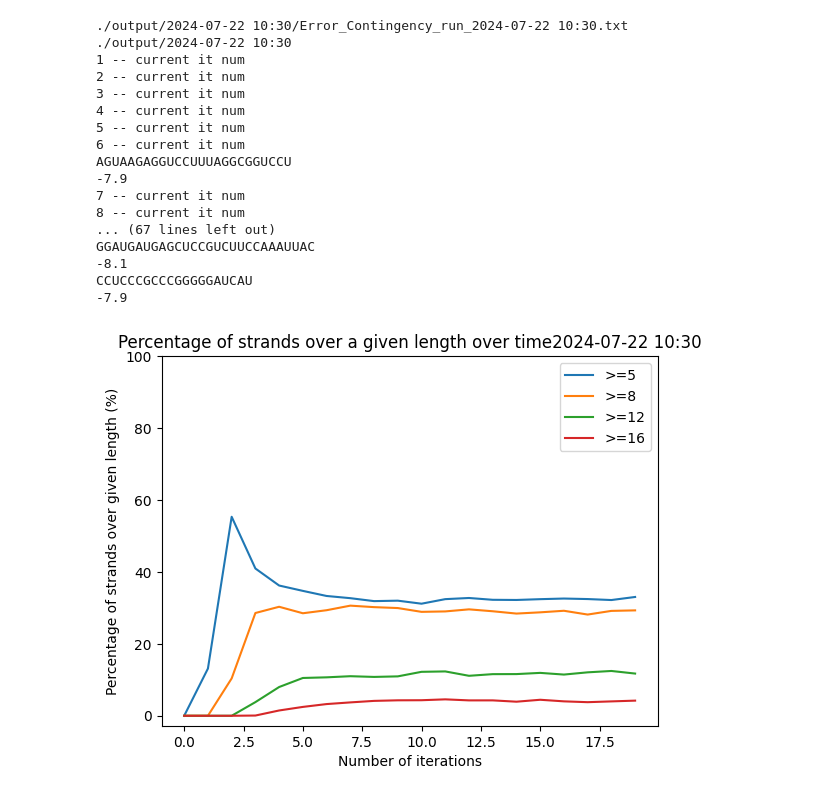
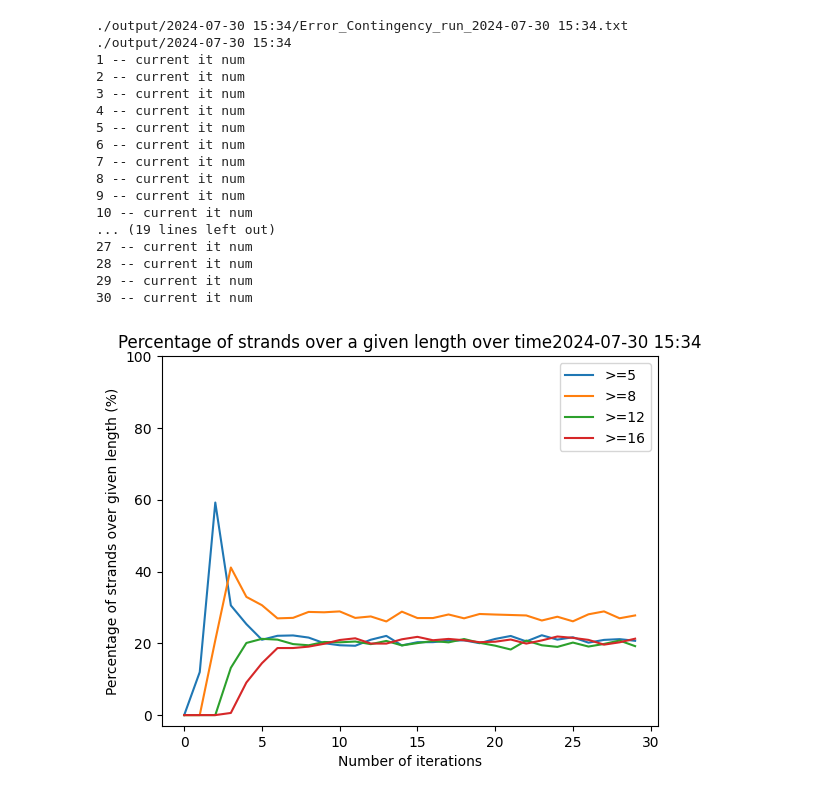
Before and after one commit to davisduren/nucleic_acid_replication, a Jupyter notebook: replication.ipynb, the cells around one changed output. Saved outputs shown, nothing was run; the diff lists cells and outputs as text; code cells hidden in the pictures.

```diff
--- a/replication.ipynb
+++ b/replication.ipynb
@@ -6,16 +6,16 @@ import seqfold
 seed_value = 0
 np.random.seed(seed_value)
 
-#LAST UPDATE: 7/5/24
+#LAST UPDATE: 9/5/24
 
 #below are the variables we manipulate
 
 init_nuc_num = 10000    # number of each base (10k A, 10k U, etc)
-cleav_prop = 0.15   # chance of unstruc regions breaking during given run
+cleav_prop = 0.1   # chance of unstruc regions breaking during given run
 cleav_prop_struct = 0.01   # chance of struc region breaking during given run
 length_threshold = 10   # we wont check if something less than this long has struc
-n_iterations = 20  # how many runs until completion
-progress_report_freq  = 10   # how often code gives us a progress report / saves data to Error_Contingency file in case of error
+n_iterations = 30  # how many runs until completion
+progress_report_freq  = 15   # how often code gives us a progress report / saves data to Error_Contingency file in case of error
 dG_critical_value = -7.5
 
 len1 = 5
@@ -35,8 +35,10 @@ length_threshold_str = "*length_threshold = " + str(length_threshold) + "\n"
 n_iterations_str = "*n_iterations = " + str(n_iterations) + "\n"
 progress_report_freq_str = "*progress_report_freq = " + str(progress_report_freq) + "\n"
 seed_value_str = "*numpy random seed value = " + str(seed_value) + "\n"
+dG_critical_value_str = "*dg critical value = " + str(dG_critical_value) + "\n"
 settings_used = init_nuc_num_str + cleav_prop_str + cleav_prop_struct_str +  \
-    length_threshold_str +  n_iterations_str + progress_report_freq_str + seed_value_str +  "\n"
+    length_threshold_str +  n_iterations_str + progress_report_freq_str + seed_value_str + \
+     dG_critical_value_str + "\n"
 
 
 #the below are used to create the file names
@@ -167,14 +169,11 @@ for it in range(1, n_iterations + 1):
         if dg_value <= dG_critical_value: #means its stable
 
             if str(dg_value) != "-inf":
-                print(strand_str)
-                print(dg_value)
+                pass
             if str(dg_value) == "-inf":
                 #OBSERVATION 7/2/24 - seqfold will say some sequences have -infinity dG
                 #These are sequences with NO FOLDING POSSIBLE
                 #they are to be added to short and removed from long
-                #conv_strand = np.array(strand)
-                #print(str(convert_int_to_str_seq(conv_strand, mapping)))
                 long = long[long != strand]
                 short = np.append(short, strand)
 
@@ -197,7 +196,7 @@ for it in range(1, n_iterations + 1):
 
 
 
-    long = break_long(long, cleav_prop, cleav_prop_struct, mapping, dG_critical_value)
+    long = break_long(long, cleav_prop, cleav_prop_struct, mapping)
 
         # Phase 3: Randomly break bonds in short strands
     short = break_short(short, cleav_prop)
@@ -259,41 +258,40 @@ for it in range(1, n_iterations + 1):
         print("\nRESULTS\n")
 
         summary = np.sort(nucleotide_list)[::-1] # [::-1] = longest --> shortest
-        print(summary)
         summary_s = convert_int_to_str_seq(summary, mapping)
 
         list_of_seqs = []
         for s in summary_s:
             list_of_seqs.append(s)
         error_safeguard_system(file_to_write_to, it, list_of_seqs)
 
         generate_sequence_length_histogram(file_path, folder_name, it)
 
 
 
 
 
 generate_sequence_length_histogram(final_file_path, folder_name, n_iterations)
 #generate_line_plot_of_longest_strand(longest_strand_length_list, folder_name, formatted_time, n_iterations)
 #print(list_of_percent_lens)
 percentage_plot(list_of_percent_lens, folder_name, formatted_time, len1, len2, len3, len4)
 #percentage_nt_plot(list_of_percentage_nt_involved_in_structure, folder_name, formatted_time)
 # %% [output]
-./output/2024-07-22 10:30/Error_Contingency_run_2024-07-22 10:30.txt
-./output/2024-07-22 10:30
+./output/2024-07-30 15:34/Error_Contingency_run_2024-07-30 15:34.txt
+./output/2024-07-30 15:34
 1 -- current it num
 2 -- current it num
 3 -- current it num
 4 -- current it num
 5 -- current it num
 6 -- current it num
-AGUAAGAGGUCCUUUAGGCGGUCCU
--7.9
 7 -- current it num
 8 -- current it num
-... (67 lines left out)
-GGAUGAUGAGCUCCGUCUUCCAAAUUAC
--8.1
-CCUCCCGCCCGGGGGAUCAU
--7.9
+9 -- current it num
+10 -- current it num
+... (19 lines left out)
+27 -- current it num
+28 -- current it num
+29 -- current it num
+30 -- current it num
-[figure, old version]
+[figure, new version]
```
Also changed, not shown: 9 other files.
